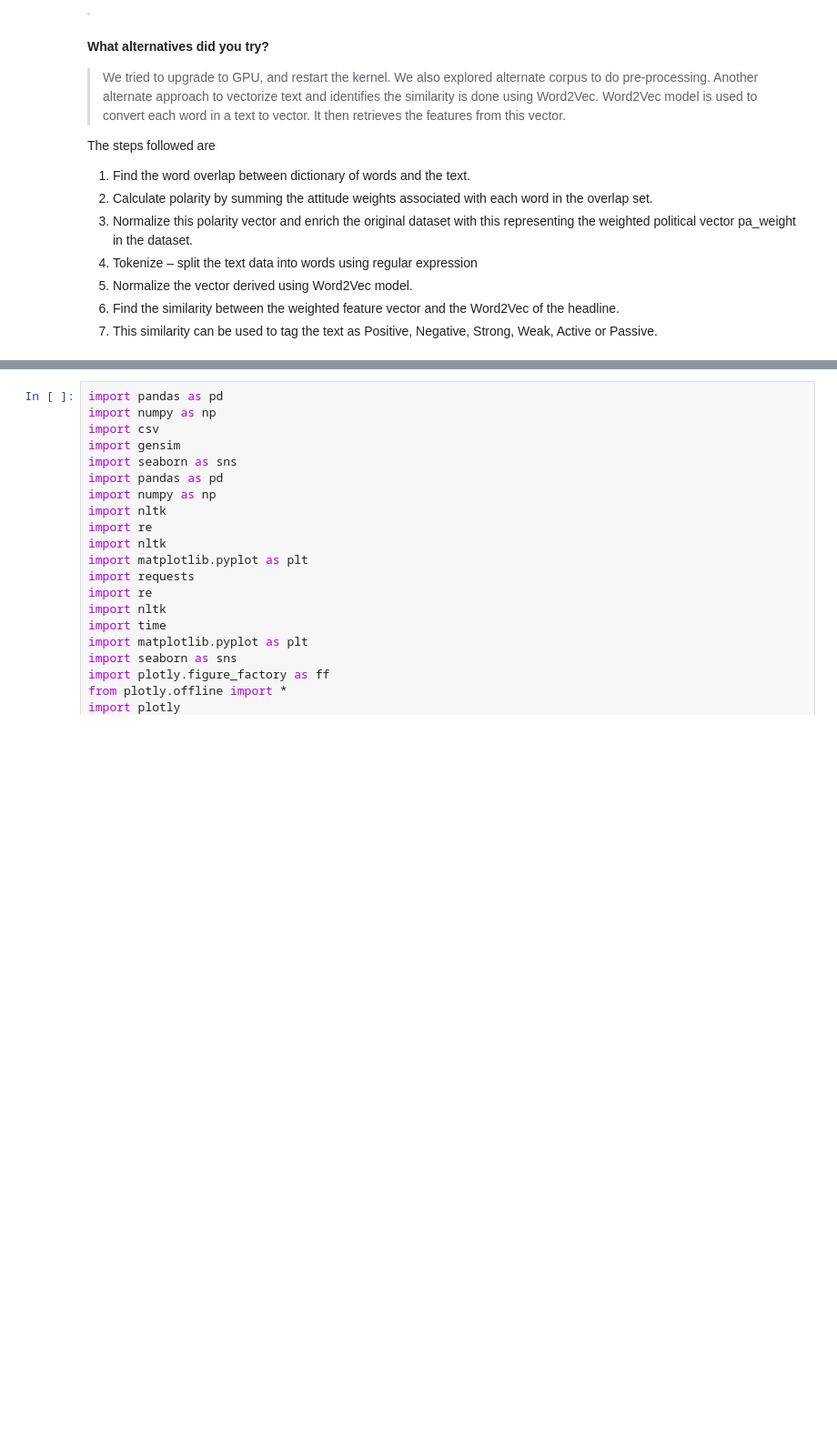
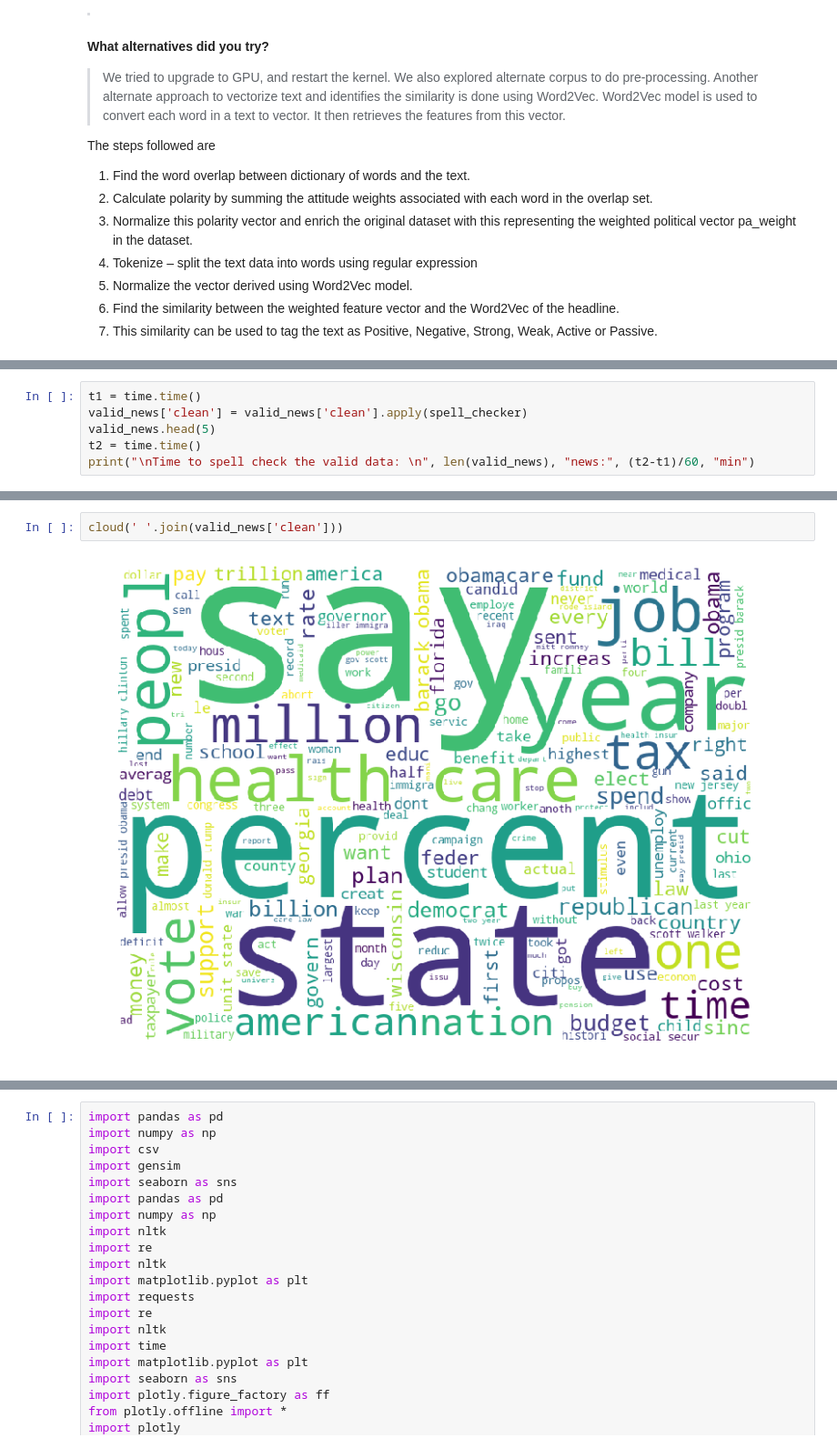
Before and after one commit to mal258/machinelearning258, a Jupyter notebook: Final_Exam/ML_Final_Exam_Submission.ipynb, the cells around one changed output, grey strips where cells are left out. Shown at 91% size. Saved outputs shown, nothing was run; the diff lists cells and outputs as text; blank space fills up the shorter version.

```diff
--- a/Final_Exam/ML_Final_Exam_Submission.ipynb
+++ b/Final_Exam/ML_Final_Exam_Submission.ipynb
@@ -120,0 +376,6 @@ GitHub URL: Individual Git Hub Link
+# %%
+t1 = time.time()
+valid_news['clean'] = valid_news['clean'].apply(spell_checker)
+valid_news.head(5)
+t2 = time.time()
+print("\nTime to spell check the valid data: \n", len(valid_news), "news:", (t2-t1)/60, "min")
@@ -120,0 +420,4 @@ GitHub URL: Individual Git Hub Link
+# %%
+cloud(' '.join(valid_news['clean']))
+# %% [output]
+[figure, added]
```
Also changed, not shown: parts of 149 cells of this notebook.
